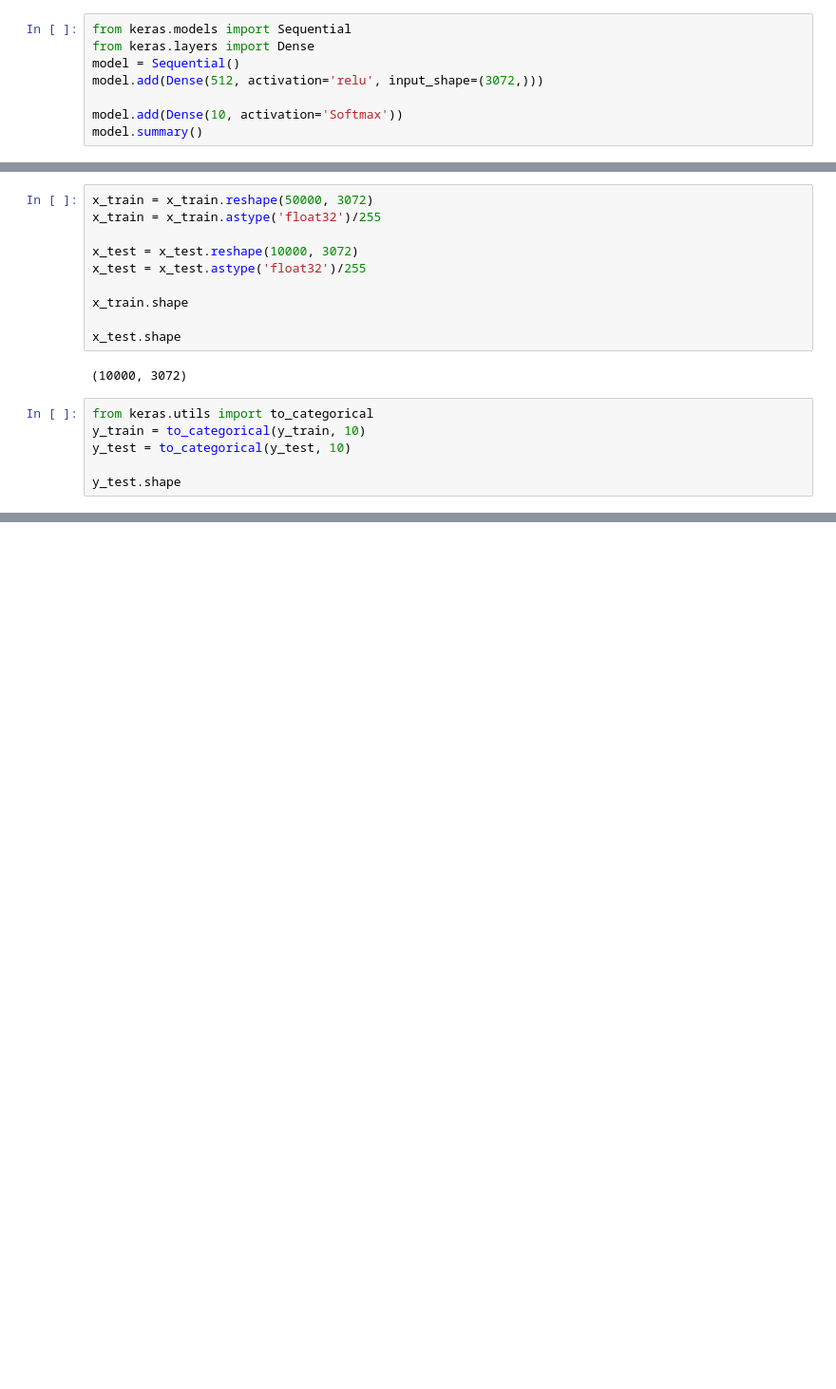
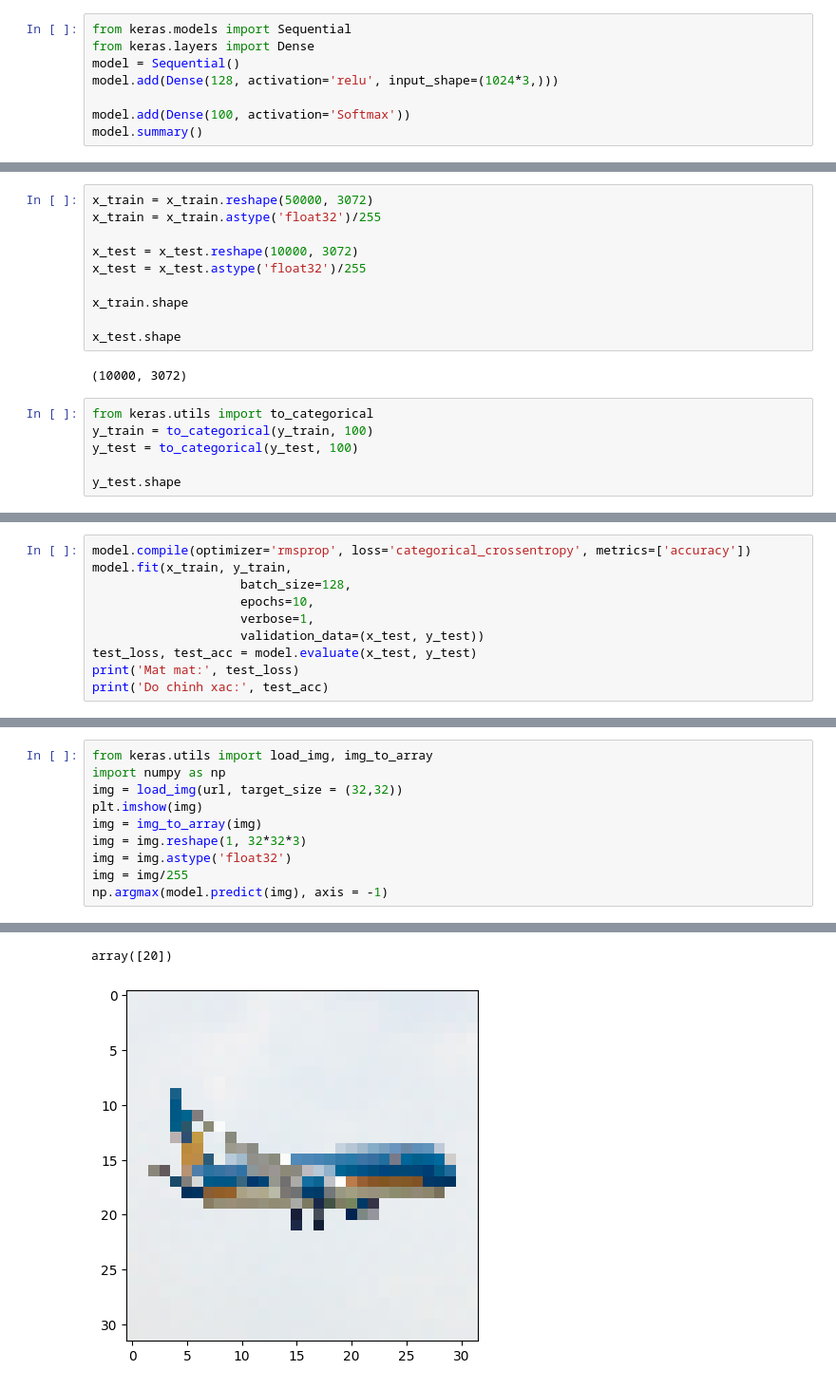
Before and after one commit to Steel3264/AI, a Jupyter notebook: Cifar_100,_fashion_Mnist.ipynb, the cells around one changed output, grey strips where cells are left out. Shown at 95% size. Drawn from its saved outputs; the diff is of its cells as text; blank space fills up the shorter version.

```diff
--- a/Cifar_100,_fashion_Mnist.ipynb
+++ b/Cifar_100,_fashion_Mnist.ipynb
@@ -27,9 +27,9 @@ for i in range(36):
 from keras.models import Sequential
 from keras.layers import Dense
 model = Sequential()
-model.add(Dense(512, activation='relu', input_shape=(3072,)))
+model.add(Dense(128, activation='relu', input_shape=(1024*3,)))
 
-model.add(Dense(10, activation='Softmax'))
+model.add(Dense(100, activation='Softmax'))
 model.summary()
 # %% [output]
 Model: "sequential_2"
@@ -59,8 +59,8 @@ x_test.shape
 (10000, 3072)
 # %%
 from keras.utils import to_categorical
-y_train = to_categorical(y_train, 10)
-y_test = to_categorical(y_test, 10)
+y_train = to_categorical(y_train, 100)
+y_test = to_categorical(y_test, 100)
 
 y_test.shape
 # %% [output]
@@ -67,0 +68,10 @@ IndexError: ignored
+# %%
+model.compile(optimizer='rmsprop', loss='categorical_crossentropy', metrics=['accuracy'])
+model.fit(x_train, y_train,
+                    batch_size=128,
+                    epochs=10,
+                    verbose=1,
+                    validation_data=(x_test, y_test))
+test_loss, test_acc = model.evaluate(x_test, y_test)
+print('Mat mat:', test_loss)
+print('Do chinh xac:', test_acc)
@@ -67,0 +105,11 @@ IndexError: ignored
+# %%
+from keras.utils import load_img, img_to_array
+import numpy as np
+img = load_img(url, target_size = (32,32))
+plt.imshow(img)
+img = img_to_array(img)
+img = img.reshape(1, 32*32*3)
+img = img.astype('float32')
+img = img/255
+np.argmax(model.predict(img), axis = -1)
+# %% [output]
@@ -67,0 +117,2 @@ IndexError: ignored
+array([20])
+[figure, added]
```
Also changed, not shown: parts of 6 cells of this notebook.
